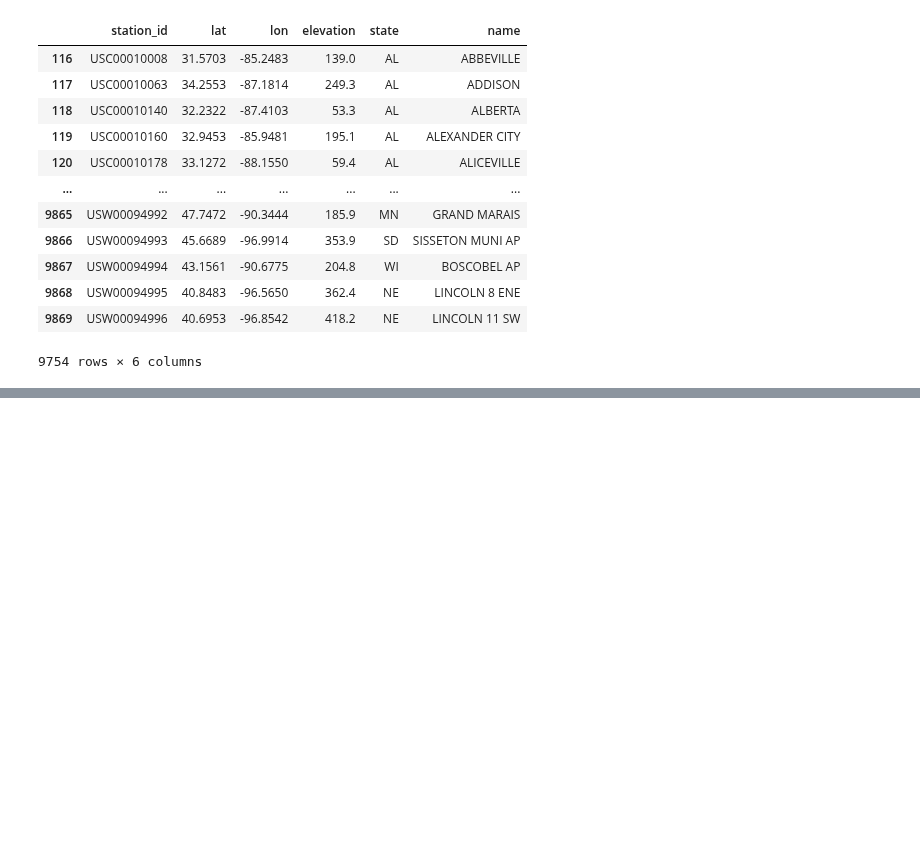
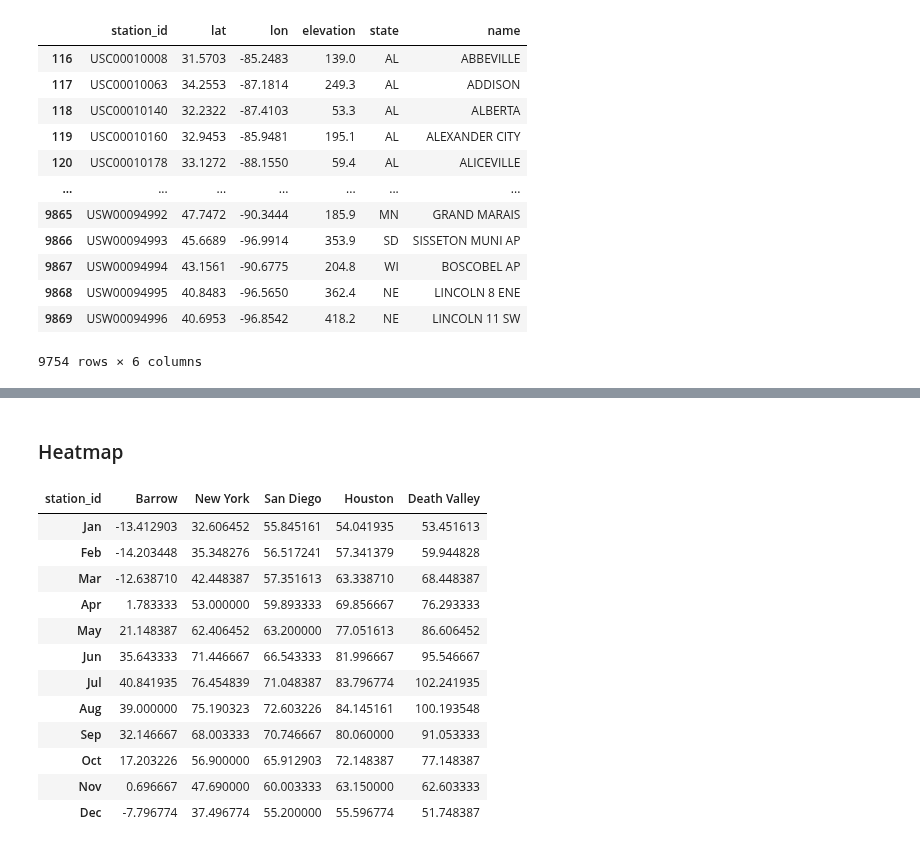
Before and after one commit to ipeirotis/dealing_with_data, a Jupyter notebook: 08-Visualization/Visualization_Examples-NCDC_Normals.ipynb, the cells around one changed output, grey strips where cells are left out. Saved outputs shown, nothing was run; the diff lists cells and outputs as text; code cells hidden in the pictures; blank space fills up the shorter version.

```diff
--- a/08-Visualization/Visualization_Examples-NCDC_Normals.ipynb
+++ b/08-Visualization/Visualization_Examples-NCDC_Normals.ipynb
@@ -180,0 +157,31 @@ See the caveats in the documentation: https://pandas.pydata.org/pandas-docs/stab
+# %% [markdown]
+### Heatmap
+# %%
+# Preparing the data so that we can plot it using a heatmap
+
+months = [
+    "Jan", "Feb", "Mar", "Apr", "May", "Jun",
+    "Jul", "Aug", "Sep", "Oct", "Nov", "Dec",
+]
+locations = ["Barrow", "New York", "San Diego", "Houston", "Death Valley"]
+
+# We create temperature data with monthly granularity
+heatmap = pivot.resample("1M").mean()
+heatmap.index = months
+heatmap = heatmap[locations]
+
+heatmap
+# %% [output]
+| station_id | Barrow | New York | San Diego | Houston | Death Valley |
+| Jan | -13.412903 | 32.606452 | 55.845161 | 54.041935 | 53.451613 |
+| Feb | -14.203448 | 35.348276 | 56.517241 | 57.341379 | 59.944828 |
+| Mar | -12.638710 | 42.448387 | 57.351613 | 63.338710 | 68.448387 |
+| Apr | 1.783333 | 53.000000 | 59.893333 | 69.856667 | 76.293333 |
+| May | 21.148387 | 62.406452 | 63.200000 | 77.051613 | 86.606452 |
+| Jun | 35.643333 | 71.446667 | 66.543333 | 81.996667 | 95.546667 |
+| Jul | 40.841935 | 76.454839 | 71.048387 | 83.796774 | 102.241935 |
+| Aug | 39.000000 | 75.190323 | 72.603226 | 84.145161 | 100.193548 |
+| Sep | 32.146667 | 68.003333 | 70.746667 | 80.060000 | 91.053333 |
+| Oct | 17.203226 | 56.900000 | 65.912903 | 72.148387 | 77.148387 |
+| Nov | 0.696667 | 47.690000 | 60.003333 | 63.150000 | 62.603333 |
+| Dec | -7.796774 | 37.496774 | 55.200000 | 55.596774 | 51.748387 |
```
Also changed, not shown: parts of 49 cells of this notebook.
